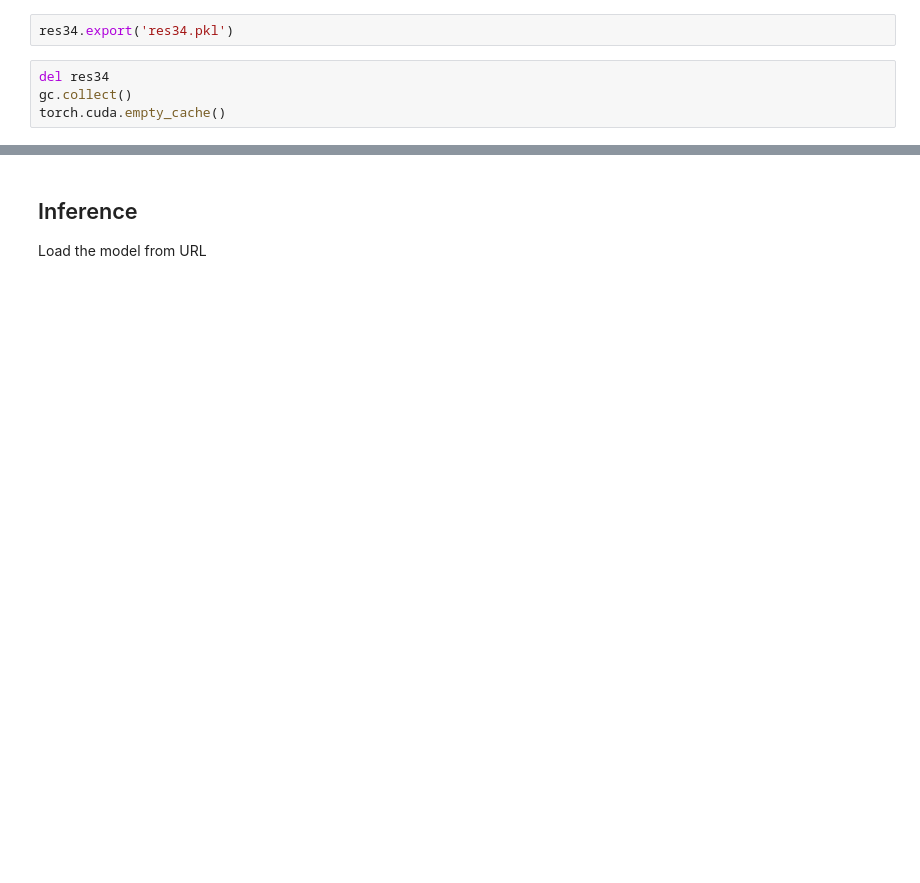
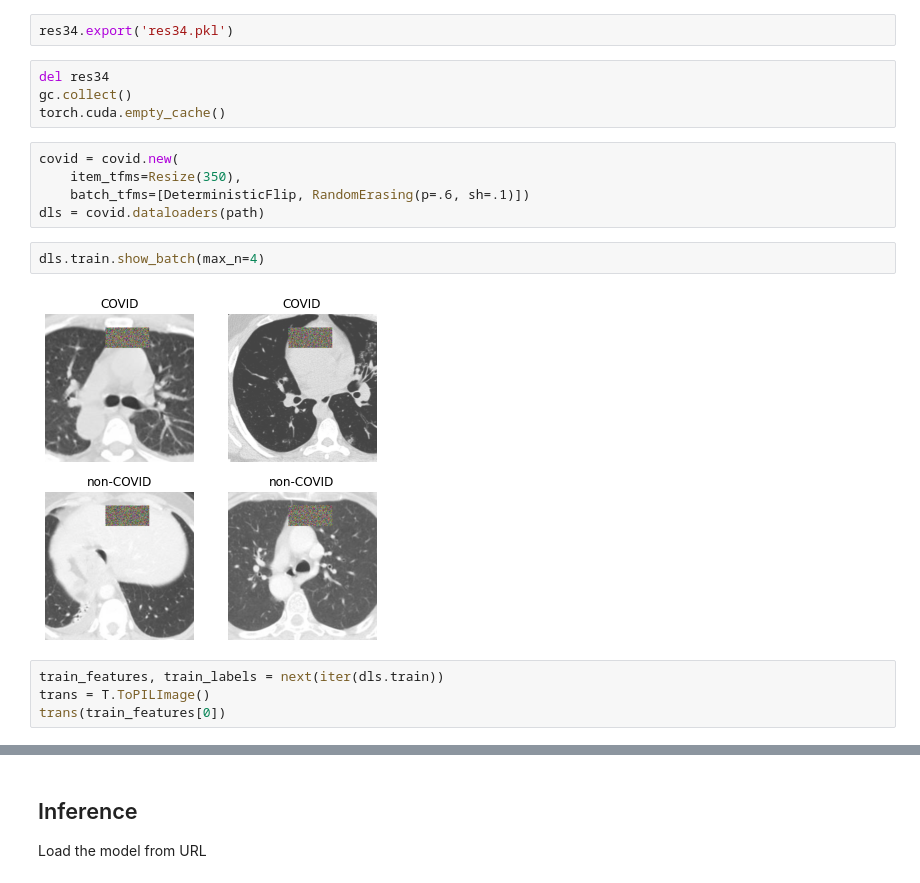
Before and after one commit to tomiambro/covid_transfer_learning, a Jupyter notebook: covid.ipynb, the cells around one changed output, grey strips where cells are left out. Cells and saved outputs as stored; diff of their text form; blank space fills up the shorter version.

```diff
--- a/covid.ipynb
+++ b/covid.ipynb
@@ -144,4 +101,17 @@ res34.export('res34.pkl')
 del res34
 gc.collect()
 torch.cuda.empty_cache()
+# %%
+covid = covid.new(
+    item_tfms=Resize(350),
+    batch_tfms=[DeterministicFlip, RandomErasing(p=.6, sh=.1)])
+dls = covid.dataloaders(path)
+# %%
+dls.train.show_batch(max_n=4)
+# %% [output]
+[figure, added]
+# %%
+train_features, train_labels = next(iter(dls.train))
+trans = T.ToPILImage()
+trans(train_features[0])
 # %%
```
Also changed, not shown: parts of 35 cells of this notebook.
